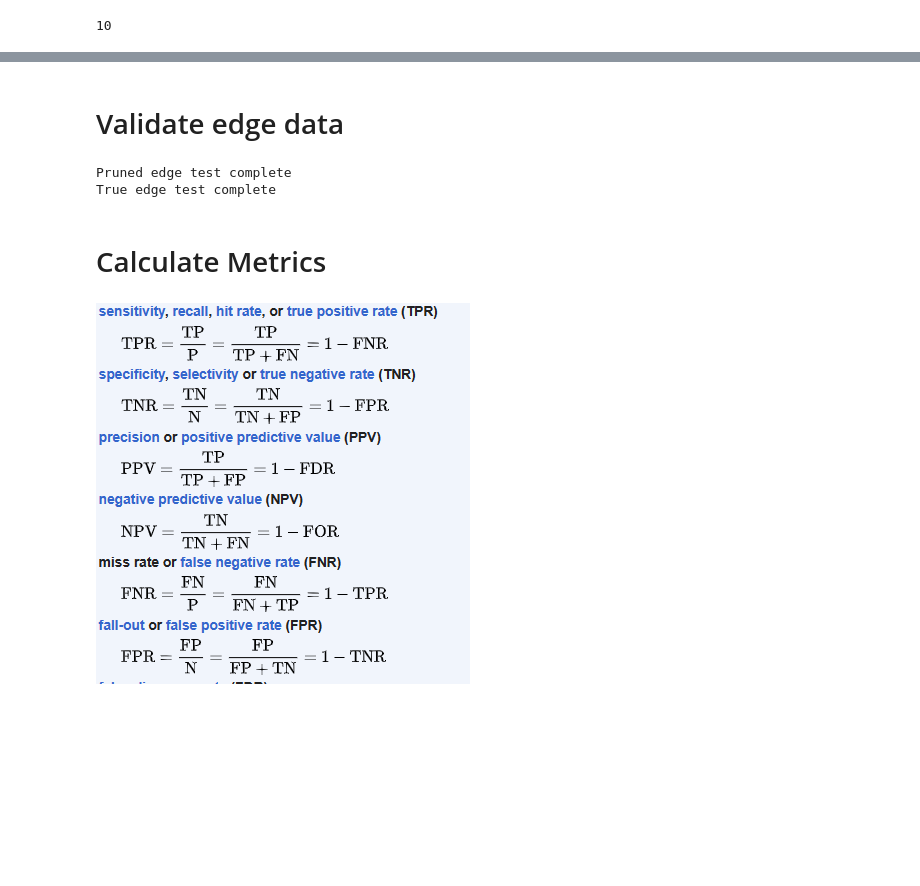
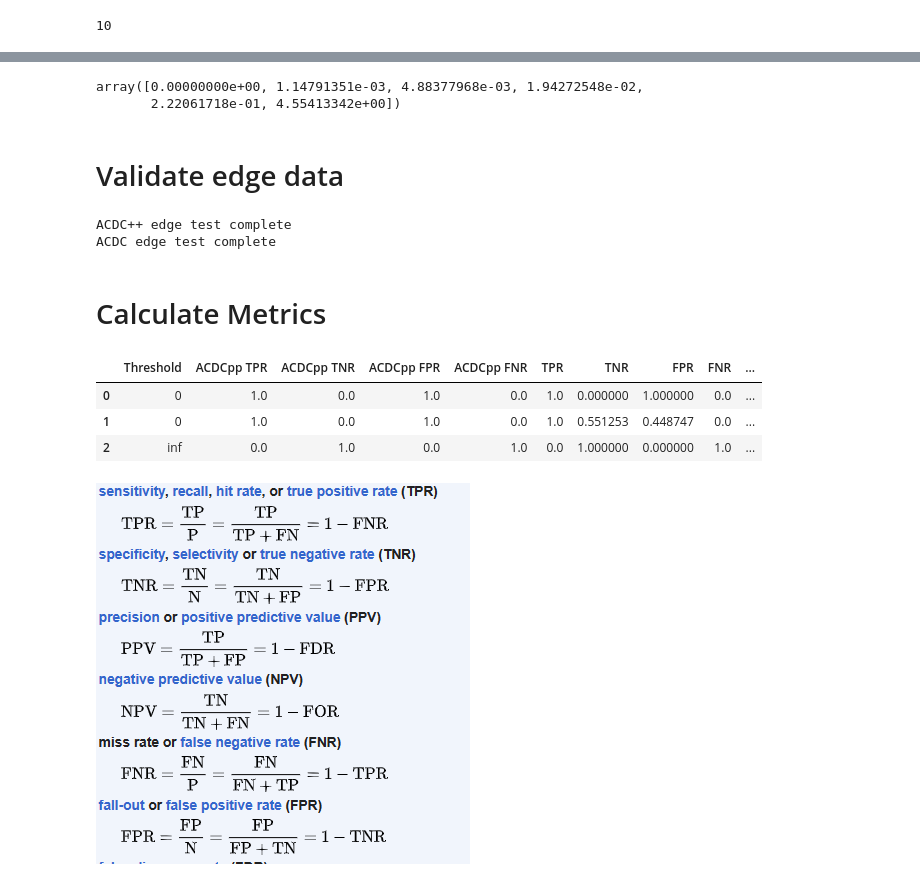
Before and after one commit to Aaquib111/edge-attribution-patching, a Jupyter notebook: docstring_task/Results Analysis.ipynb, the cells around one changed output, grey strips where cells are left out. Cells and saved outputs as stored; diff of their text form; code cells hidden in the pictures; blank space fills up the shorter version.

```diff
--- a/docstring_task/Results Analysis.ipynb
+++ b/docstring_task/Results Analysis.ipynb
@@ -151,18 +149,27 @@ blocks.0.hook_resid_pre[None]blocks.0.hook_v_input[None, None, 3]
+# %%
+attrs.sort()
+np.quantile(attrs, [0,.25,.50,.75,.95, 1])
+# %% [output]
+array([0.00000000e+00, 1.14791351e-03, 4.88377968e-03, 1.94272548e-02,
+       2.22061718e-01, 4.55413342e+00])
 # %% [markdown]
 # Validate edge data
 # %%
 # pruned_edges, true_edges should all be in all_edges
-for pruned_edge in pruned_edges:
-    if not pruned_edge in all_edges:
-        print(pruned_edge)
-print('Pruned edge test complete')
-for true_edge in true_edges:
-    if not true_edge in all_edges:
-        print(true_edge)
-print('True edge test complete')
+for threshold in edges_after_acdcpp.keys():
+    for missing_edge in (edges_after_acdcpp[threshold] - all_edges):
+        print(missing_edge)
+    for missing_edge in (edges_after_acdc[threshold] - all_edges):
+        print(missing_edge)
+
+print('ACDC++ edge test complete')
+print('ACDC edge test complete')
+for missing_edge in (true_edges - all_edges):
+    true_edges.remove(missing_edge)
+    print(missing_edge)
 # %% [output]
-Pruned edge test complete
-True edge test complete
+ACDC++ edge test complete
+ACDC edge test complete
 # %% [markdown]
 # Calculate Metrics
 # %%
@@ -220,6 +227,13 @@ df = pd.DataFrame(data)
 # Add thresh inf to end of df
 row = [np.inf, 0, 1, 0, 1, 0, 1, 0, 1, 0]
 df.loc[len(df)] = row
+# %%
+df
+# %% [output]
+|  | Threshold | ACDCpp TPR | ACDCpp TNR | ACDCpp FPR | ACDCpp FNR | TPR | TNR | FPR | FNR | ... |
+| 0 | 0 | 1.0 | 0.0 | 1.0 | 0.0 | 1.0 | 0.000000 | 1.000000 | 0.0 | ... |
+| 1 | 0 | 1.0 | 0.0 | 1.0 | 0.0 | 1.0 | 0.551253 | 0.448747 | 0.0 | ... |
+| 2 | inf | 0.0 | 1.0 | 0.0 | 1.0 | 0.0 | 1.000000 | 0.000000 | 1.0 | ... |
 # %% [markdown]
 ![image.png](attachment:68b7dd2d-1ba3-46c1-be05-dbec2927f499.png)
 # %%
```
Also changed, not shown: parts of 6 cells of this notebook, 8 other files.
